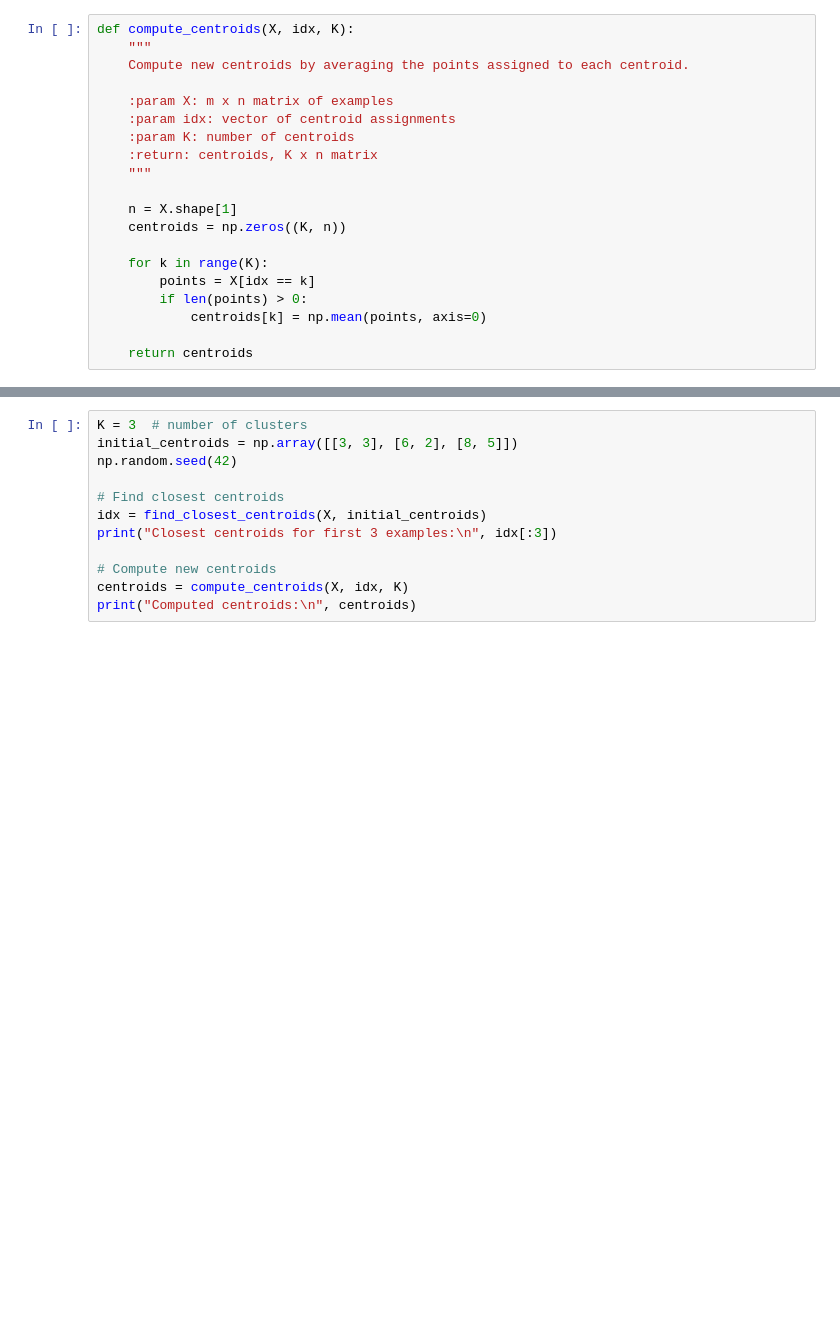
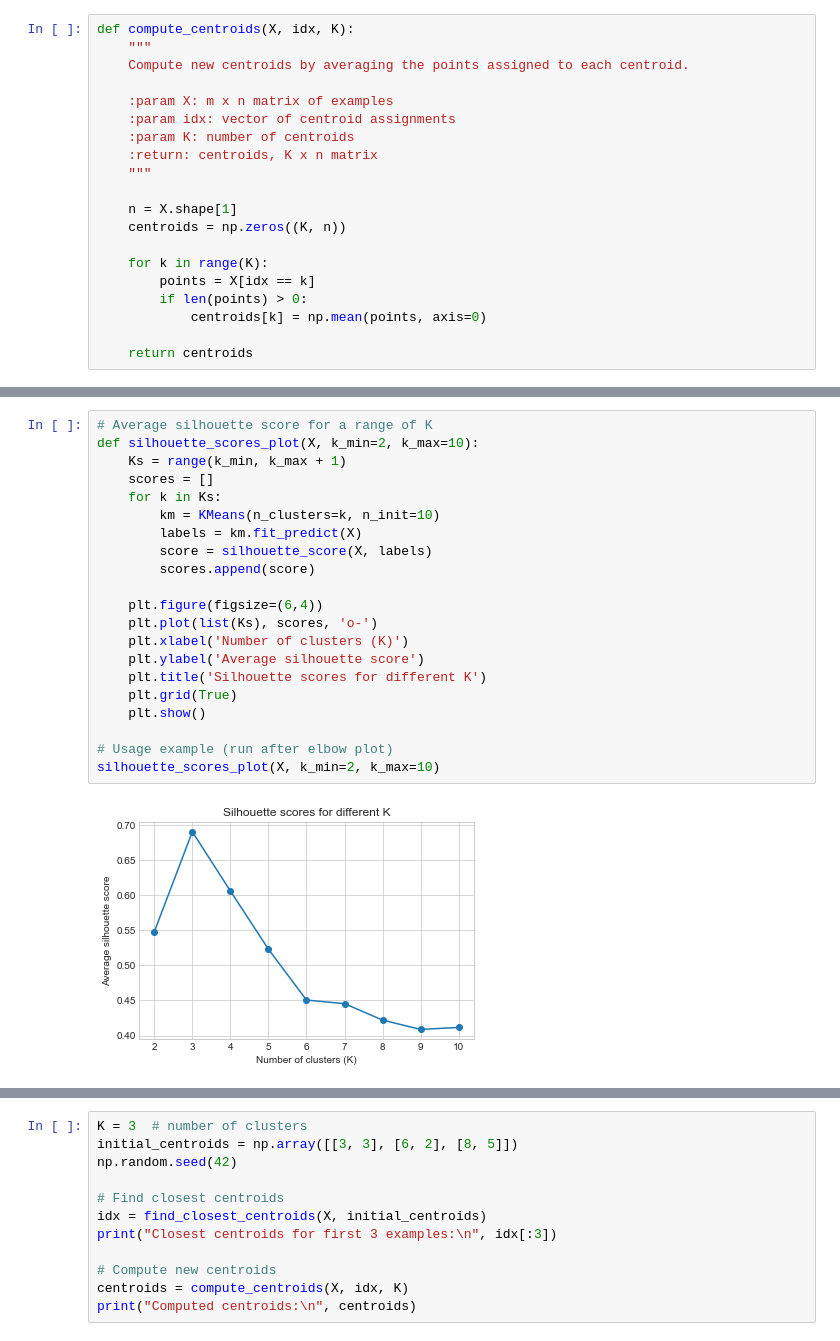
Before and after one commit to KeremDUZENLI/python-scipy-machine-learning, a Jupyter notebook: notebooks/7_k_means_clustering.ipynb, the cells around one changed output, grey strips where cells are left out. Cells and saved outputs as stored; diff of their text form; blank space fills up the shorter version.

Commit message:
feat: silhouette added on 7. exercise

```diff
--- a/notebooks/7_k_means_clustering.ipynb
+++ b/notebooks/7_k_means_clustering.ipynb
@@ -178,0 +201,23 @@ def compute_centroids(X, idx, K):
+# %%
+# Average silhouette score for a range of K
+def silhouette_scores_plot(X, k_min=2, k_max=10):
+    Ks = range(k_min, k_max + 1)
+    scores = []
+    for k in Ks:
+        km = KMeans(n_clusters=k, n_init=10)
+        labels = km.fit_predict(X)
+        score = silhouette_score(X, labels)
+        scores.append(score)
+
+    plt.figure(figsize=(6,4))
+    plt.plot(list(Ks), scores, 'o-')
+    plt.xlabel('Number of clusters (K)')
+    plt.ylabel('Average silhouette score')
+    plt.title('Silhouette scores for different K')
+    plt.grid(True)
+    plt.show()
+
+# Usage example (run after elbow plot)
+silhouette_scores_plot(X, k_min=2, k_max=10)
+# %% [output]
+[figure, added]
```
Also changed, not shown: parts of 9 cells of this notebook.
